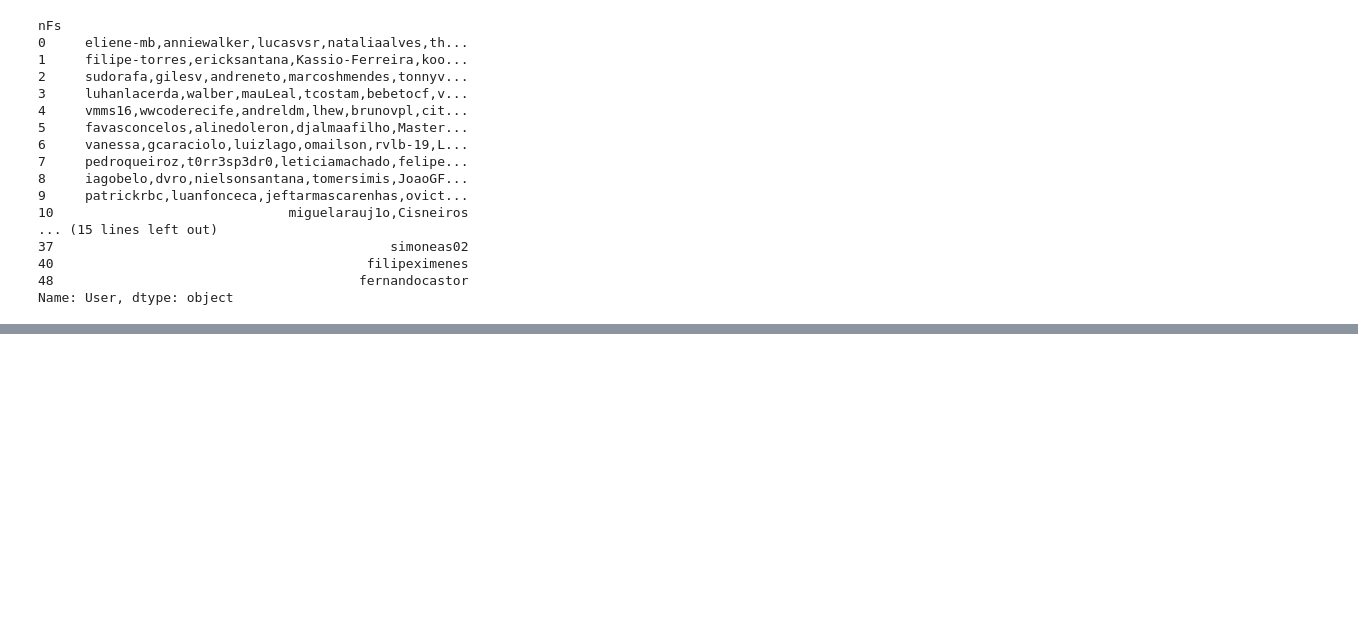
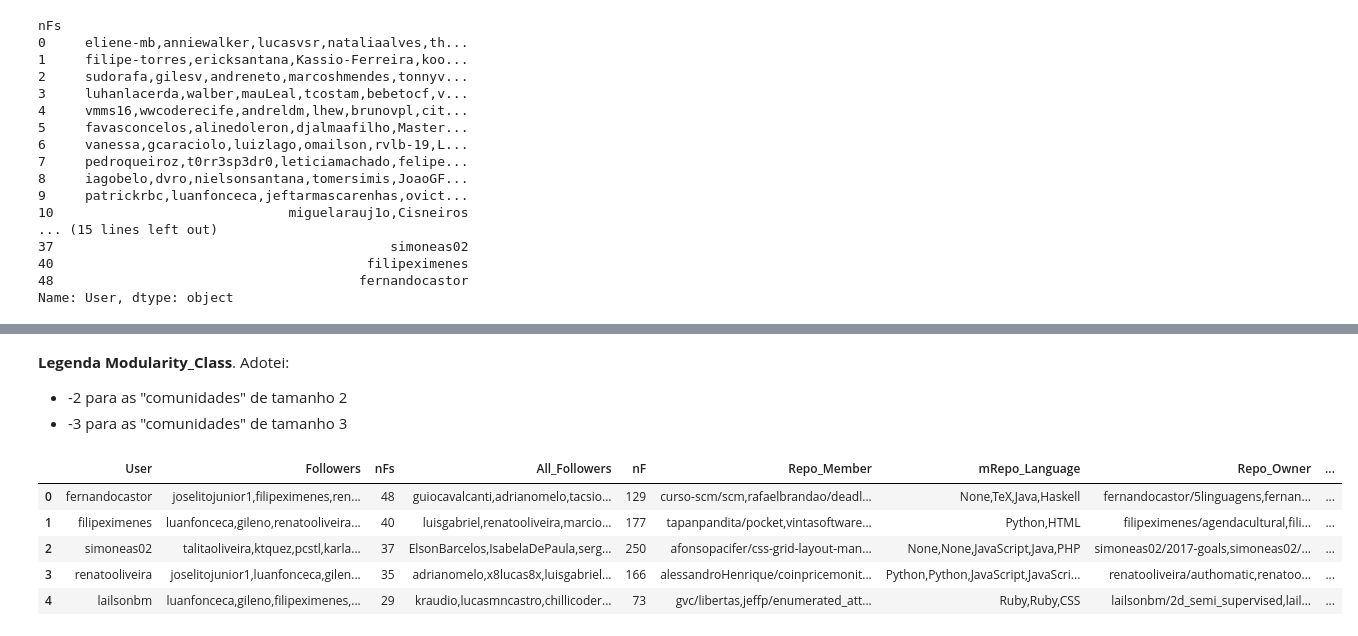
Before and after one commit to Drez3a/CONETVIS-visualizacao-2018-1, a Jupyter notebook: data/github_users_graph.ipynb, the cells around one changed output, grey strips where cells are left out. Drawn from its saved outputs; the diff is of its cells as text; code cells hidden in the pictures; blank space fills up the shorter version.

Commit message:
layout da rede / merge dos dados

```diff
--- a/data/github_users_graph.ipynb
+++ b/data/github_users_graph.ipynb
@@ -211,0 +269,16 @@ Name: User, dtype: object
+# %% [markdown]
+**Legenda Modularity_Class**. Adotei:
+- \-2 para as "comunidades" de tamanho 2
+- \-3 para as "comunidades" de tamanho 3
+# %%
+gh_users_repositories = pd.read_csv('temp_users_repositories.csv')
+temp_node_data = gh_users_Followers.merge(gh_users_repositories, left_on='User', right_on='User')
+
+temp_node_data.head()
+# %% [output]
+|  | User | Followers | nFs | All_Followers | nF | Repo_Member | mRepo_Language | Repo_Owner | ... |
+| 0 | fernandocastor | joselitojunior1,filipeximenes,ren... | 48 | guiocavalcanti,adrianomelo,tacsio... | 129 | curso-scm/scm,rafaelbrandao/deadl... | None,TeX,Java,Haskell | fernandocastor/5linguagens,fernan... | ... |
+| 1 | filipeximenes | luanfonceca,gileno,renatooliveira... | 40 | luisgabriel,renatooliveira,marcio... | 177 | tapanpandita/pocket,vintasoftware... | Python,HTML | filipeximenes/agendacultural,fili... | ... |
+| 2 | simoneas02 | talitaoliveira,ktquez,pcstl,karla... | 37 | ElsonBarcelos,IsabelaDePaula,serg... | 250 | afonsopacifer/css-grid-layout-man... | None,None,JavaScript,Java,PHP | simoneas02/2017-goals,simoneas02/... | ... |
+| 3 | renatooliveira | joselitojunior1,luanfonceca,gilen... | 35 | adrianomelo,x8lucas8x,luisgabriel... | 166 | alessandroHenrique/coinpricemonit... | Python,Python,JavaScript,JavaScri... | renatooliveira/authomatic,renatoo... | ... |
+| 4 | lailsonbm | luanfonceca,gileno,filipeximenes,... | 29 | kraudio,lucasmncastro,chillicoder... | 73 | gvc/libertas,jeffp/enumerated_att... | Ruby,Ruby,CSS | lailsonbm/2d_semi_supervised,lail... | ... |
```
Also changed, not shown: parts of 19 cells of this notebook, 7 other files.
